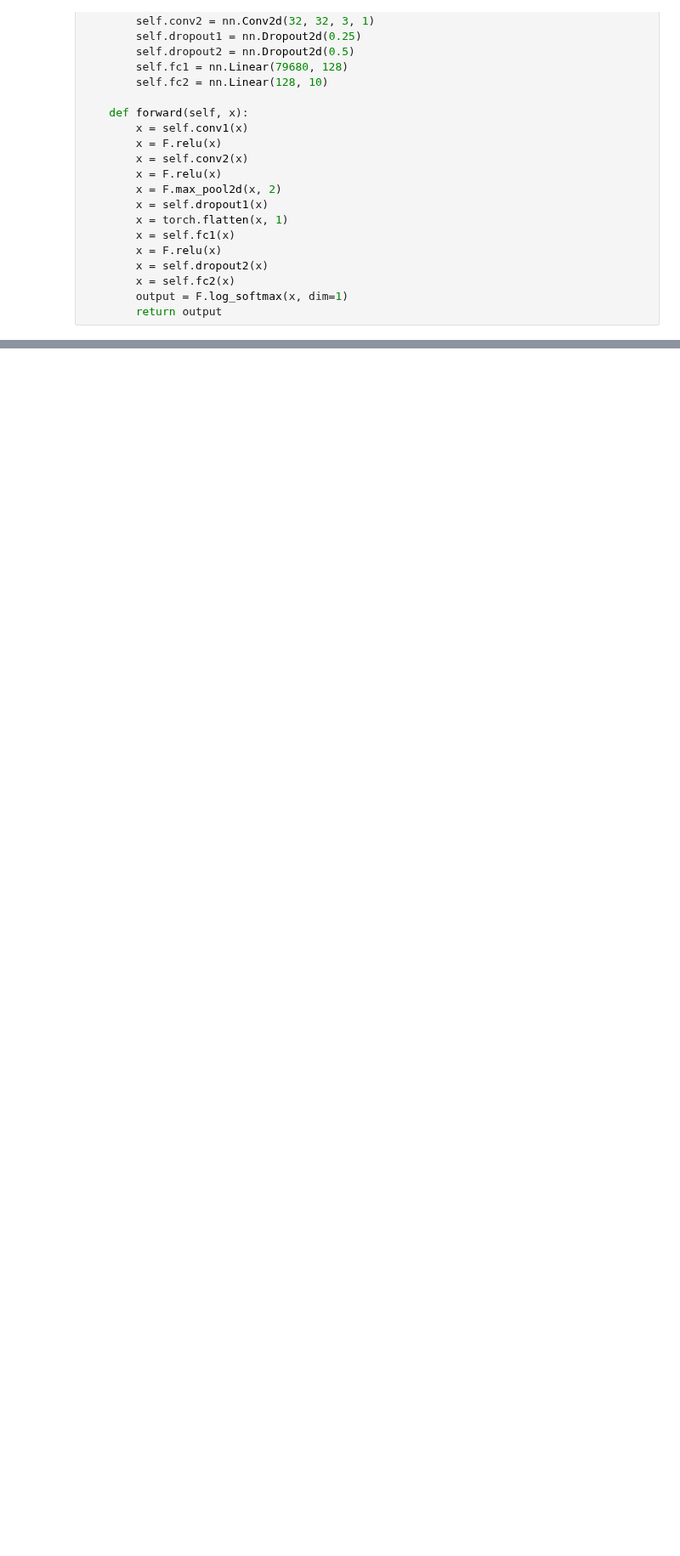
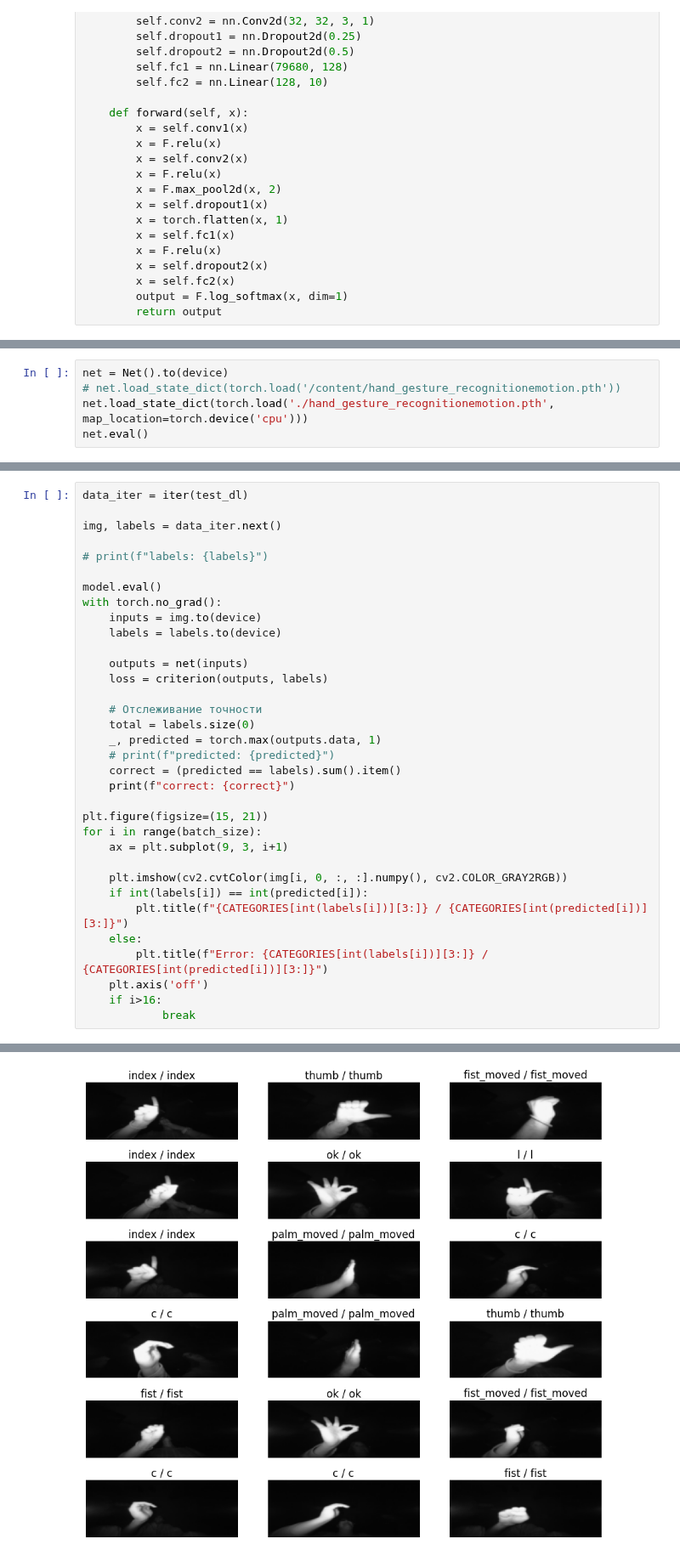
Before and after one commit to Miillya/Geekbrains, a Jupyter notebook: Фреймворк PyTorch для разработки искусственных нейронных сетей/course_project/course_project.ipynb, the cells around one changed output, grey strips where cells are left out. Shown at 85% size. Cells and saved outputs as stored; diff of their text form; blank space fills up the shorter version.

```diff
--- a/Фреймворк PyTorch для разработки искусственных нейронных сетей/course_project/course_project.ipynb
+++ b/Фреймворк PyTorch для разработки искусственных нейронных сетей/course_project/course_project.ipynb
@@ -186,0 +299,5 @@ fit(1, model, loss_func, opt, train_dl, val_dl)
+# %%
+net = Net().to(device)
+# net.load_state_dict(torch.load('/content/hand_gesture_recognitionemotion.pth'))
+net.load_state_dict(torch.load('./hand_gesture_recognitionemotion.pth', map_location=torch.device('cpu')))
+net.eval()
@@ -186,0 +313,35 @@ fit(1, model, loss_func, opt, train_dl, val_dl)
+# %%
+data_iter = iter(test_dl)
+
+img, labels = data_iter.next()
+
+# print(f"labels: {labels}")
+
+model.eval()
+with torch.no_grad():
+    inputs = img.to(device)
+    labels = labels.to(device)
+
+    outputs = net(inputs)
+    loss = criterion(outputs, labels)
+
+    # Отслеживание точности
+    total = labels.size(0)
+    _, predicted = torch.max(outputs.data, 1)
+    # print(f"predicted: {predicted}")
+    correct = (predicted == labels).sum().item()
+    print(f"correct: {correct}")
+
+plt.figure(figsize=(15, 21))
+for i in range(batch_size):
+    ax = plt.subplot(9, 3, i+1)
+
+    plt.imshow(cv2.cvtColor(img[i, 0, :, :].numpy(), cv2.COLOR_GRAY2RGB))
+    if int(labels[i]) == int(predicted[i]):
+        plt.title(f"{CATEGORIES[int(labels[i])][3:]} / {CATEGORIES[int(predicted[i])][3:]}")
+    else:
+        plt.title(f"Error: {CATEGORIES[int(labels[i])][3:]} / {CATEGORIES[int(predicted[i])][3:]}")
+    plt.axis('off')
+    if i>16:
+            break
+# %% [output]
@@ -186,0 +349 @@ fit(1, model, loss_func, opt, train_dl, val_dl)
+[figure, added]
```
Also changed, not shown: parts of 33 cells of this notebook, 3 other files.
